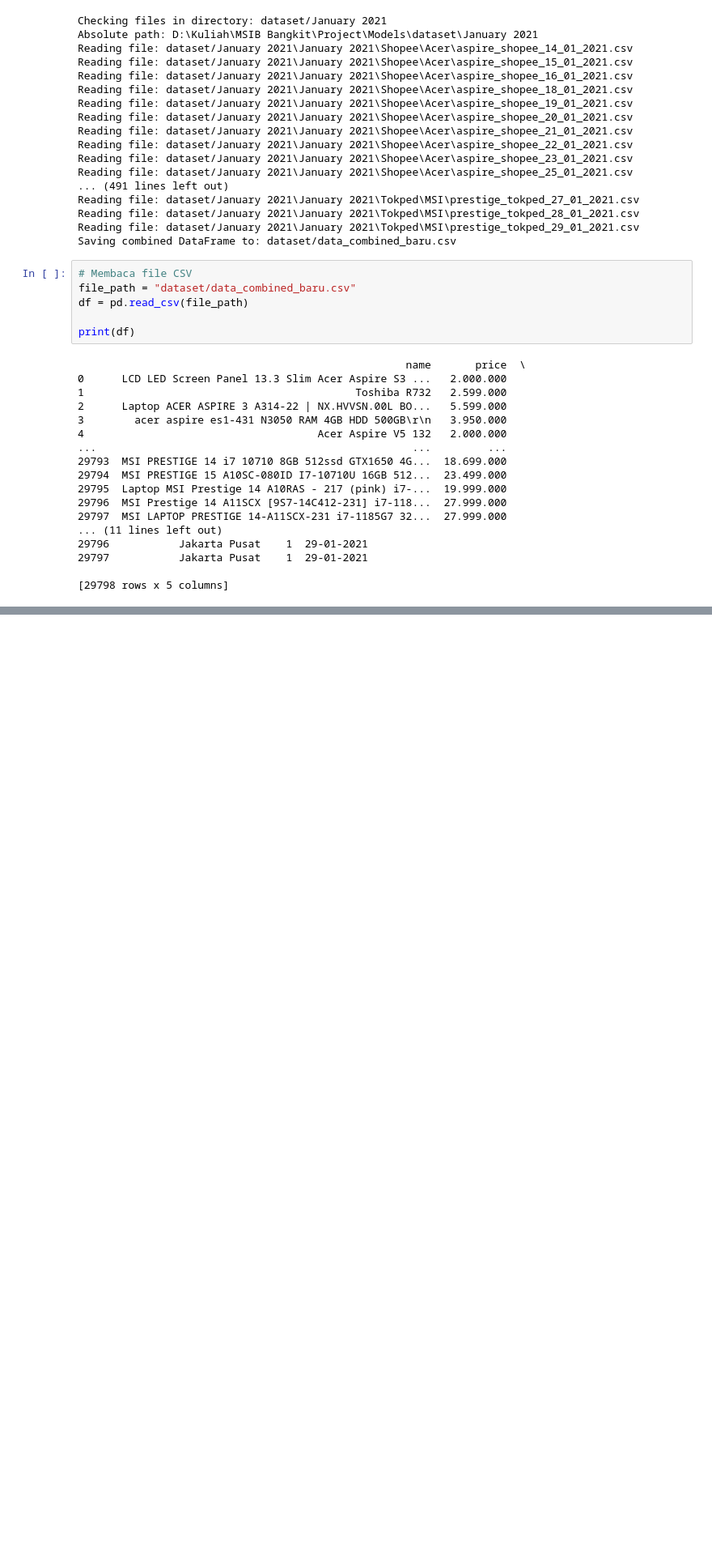
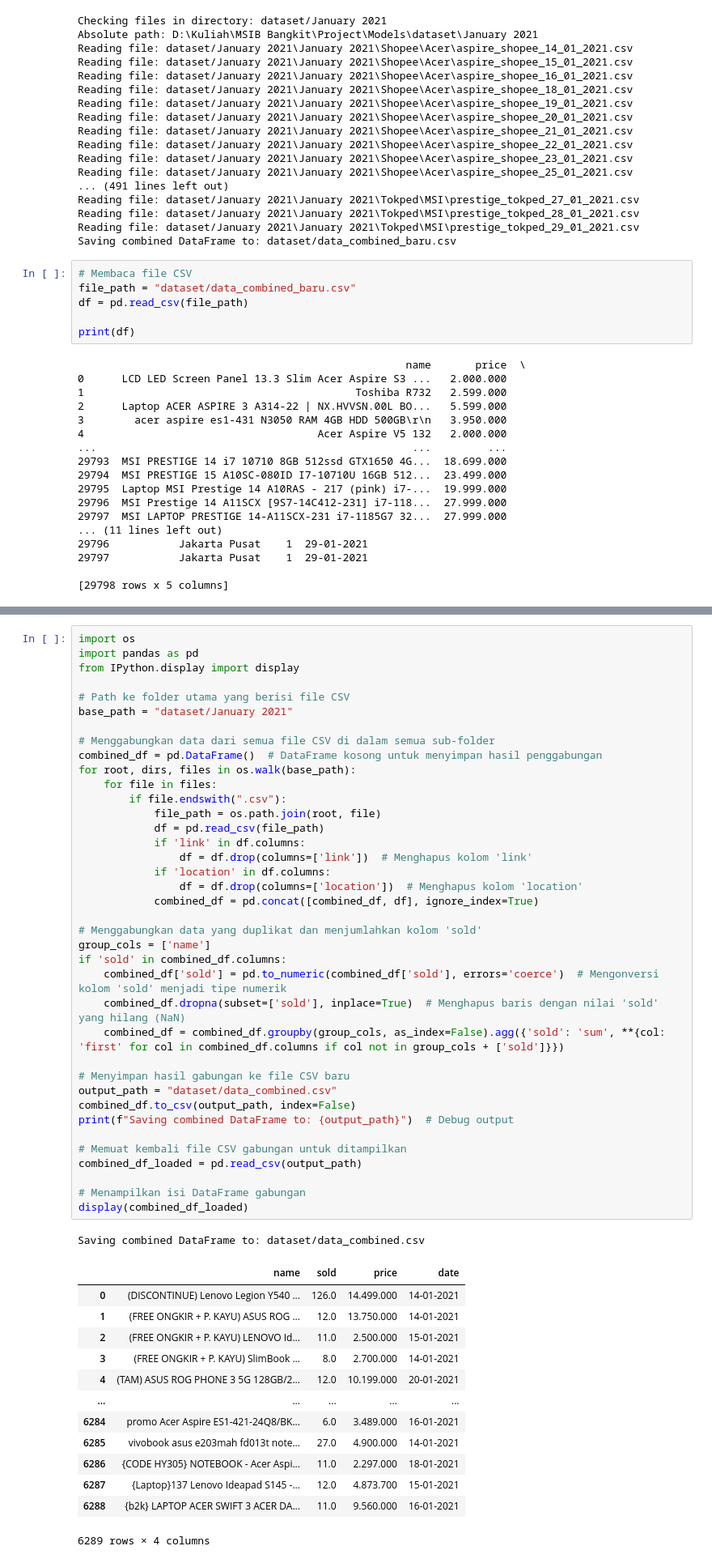
Before and after one commit to C4AnN/Models, a Jupyter notebook: Untitled.ipynb, the cells around one changed output, grey strips where cells are left out. Shown at 81% size. Saved outputs shown, nothing was run; the diff lists cells and outputs as text; blank space fills up the shorter version.

```diff
--- a/Untitled.ipynb
+++ b/Untitled.ipynb
@@ -173,0 +196,53 @@ print(df)
+# %%
+import os
+import pandas as pd
+from IPython.display import display
+
+# Path ke folder utama yang berisi file CSV
+base_path = "dataset/January 2021"
+
+# Menggabungkan data dari semua file CSV di dalam semua sub-folder
+combined_df = pd.DataFrame()  # DataFrame kosong untuk menyimpan hasil penggabungan
+for root, dirs, files in os.walk(base_path):
+    for file in files:
+        if file.endswith(".csv"):
+            file_path = os.path.join(root, file)
+            df = pd.read_csv(file_path)
+            if 'link' in df.columns:
+                df = df.drop(columns=['link'])  # Menghapus kolom 'link'
+            if 'location' in df.columns:
+                df = df.drop(columns=['location'])  # Menghapus kolom 'location'
+            combined_df = pd.concat([combined_df, df], ignore_index=True)
+
+# Menggabungkan data yang duplikat dan menjumlahkan kolom 'sold'
+group_cols = ['name']
+if 'sold' in combined_df.columns:
+    combined_df['sold'] = pd.to_numeric(combined_df['sold'], errors='coerce')  # Mengonversi kolom 'sold' menjadi tipe numerik
+    combined_df.dropna(subset=['sold'], inplace=True)  # Menghapus baris dengan nilai 'sold' yang hilang (NaN)
+    combined_df = combined_df.groupby(group_cols, as_index=False).agg({'sold': 'sum', **{col: 'first' for col in combined_df.columns if col not in group_cols + ['sold']}})
+
+# Menyimpan hasil gabungan ke file CSV baru
+output_path = "dataset/data_combined.csv"
+combined_df.to_csv(output_path, index=False)
+print(f"Saving combined DataFrame to: {output_path}")  # Debug output
+
+# Memuat kembali file CSV gabungan untuk ditampilkan
+combined_df_loaded = pd.read_csv(output_path)
+
+# Menampilkan isi DataFrame gabungan
+display(combined_df_loaded)
+# %% [output]
+Saving combined DataFrame to: dataset/data_combined.csv
+|  | name | sold | price | date |
+| 0 | (DISCONTINUE) Lenovo Legion Y540 ... | 126.0 | 14.499.000 | 14-01-2021 |
+| 1 | (FREE ONGKIR + P. KAYU) ASUS ROG ... | 12.0 | 13.750.000 | 14-01-2021 |
+| 2 | (FREE ONGKIR + P. KAYU) LENOVO Id... | 11.0 | 2.500.000 | 15-01-2021 |
+| 3 | (FREE ONGKIR + P. KAYU) SlimBook ... | 8.0 | 2.700.000 | 14-01-2021 |
+| 4 | (TAM) ASUS ROG PHONE 3 5G 128GB/2... | 12.0 | 10.199.000 | 20-01-2021 |
+| ... | ... | ... | ... | ... |
+| 6284 | promo Acer Aspire ES1-421-24Q8/BK... | 6.0 | 3.489.000 | 16-01-2021 |
+| 6285 | vivobook asus e203mah fd013t note... | 27.0 | 4.900.000 | 14-01-2021 |
+| 6286 | {CODE HY305} NOTEBOOK - Acer Aspi... | 11.0 | 2.297.000 | 18-01-2021 |
+| 6287 | {Laptop}137 Lenovo Ideapad S145 -... | 12.0 | 4.873.700 | 15-01-2021 |
+| 6288 | {b2k} LAPTOP ACER SWIFT 3 ACER DA... | 11.0 | 9.560.000 | 16-01-2021 |
+6289 rows × 4 columns
```
Also changed, not shown: parts of 1 cell of this notebook, 1 other file.
